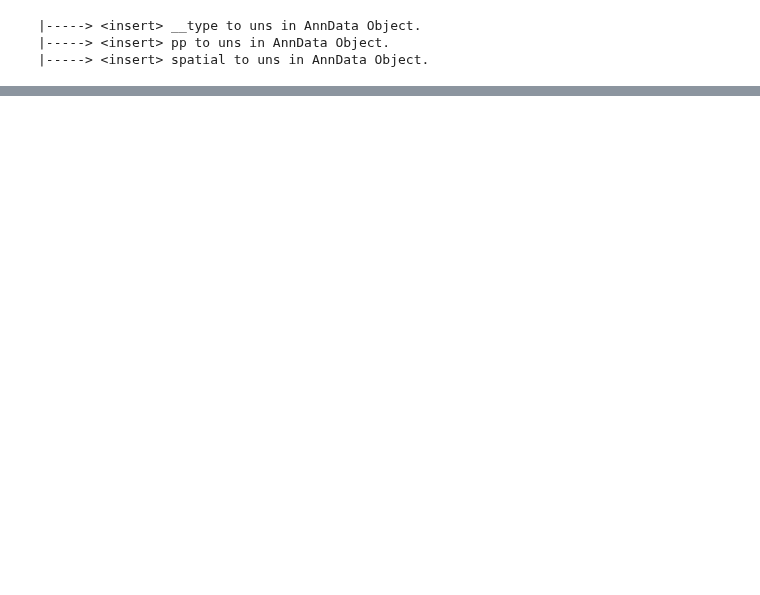
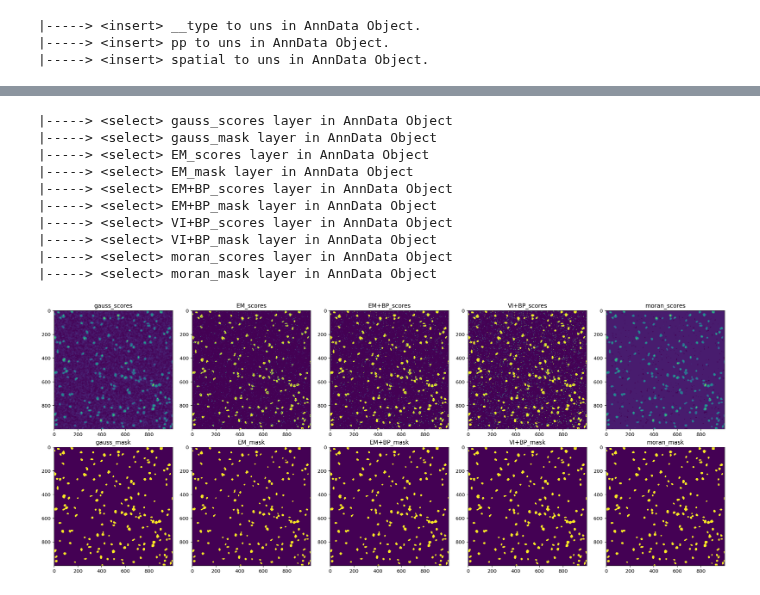
Before and after one commit to aristoteleo/spateo-notebooks, a Jupyter notebook: segmentation/simulate_cells.ipynb, the cells around one changed output, grey strips where cells are left out. Cells and saved outputs as stored; diff of their text form; code cells hidden in the pictures; blank space fills up the shorter version.

```diff
--- a/segmentation/simulate_cells.ipynb
+++ b/segmentation/simulate_cells.ipynb
@@ -25,0 +100,18 @@ st.pl.imshow(adata, 'labels', labels=True)
+# %%
+methods = ['gauss', 'EM', 'EM+BP', 'VI+BP', 'moran']
+fig, axes = plt.subplots(ncols=5, nrows=2, figsize=(4*5, 4*2), tight_layout=True)
+for i, method in enumerate(methods):
+    st.pl.imshow(adata, f'{method}_scores', ax=axes[:,i][0])
+    st.pl.imshow(adata, f'{method}_mask', ax=axes[:,i][1])
+# %% [output]
+|-----> <select> gauss_scores layer in AnnData Object
+|-----> <select> gauss_mask layer in AnnData Object
+|-----> <select> EM_scores layer in AnnData Object
+|-----> <select> EM_mask layer in AnnData Object
+|-----> <select> EM+BP_scores layer in AnnData Object
+|-----> <select> EM+BP_mask layer in AnnData Object
+|-----> <select> VI+BP_scores layer in AnnData Object
+|-----> <select> VI+BP_mask layer in AnnData Object
+|-----> <select> moran_scores layer in AnnData Object
+|-----> <select> moran_mask layer in AnnData Object
+[figure, added]
```
Also changed, not shown: parts of 9 cells of this notebook.
